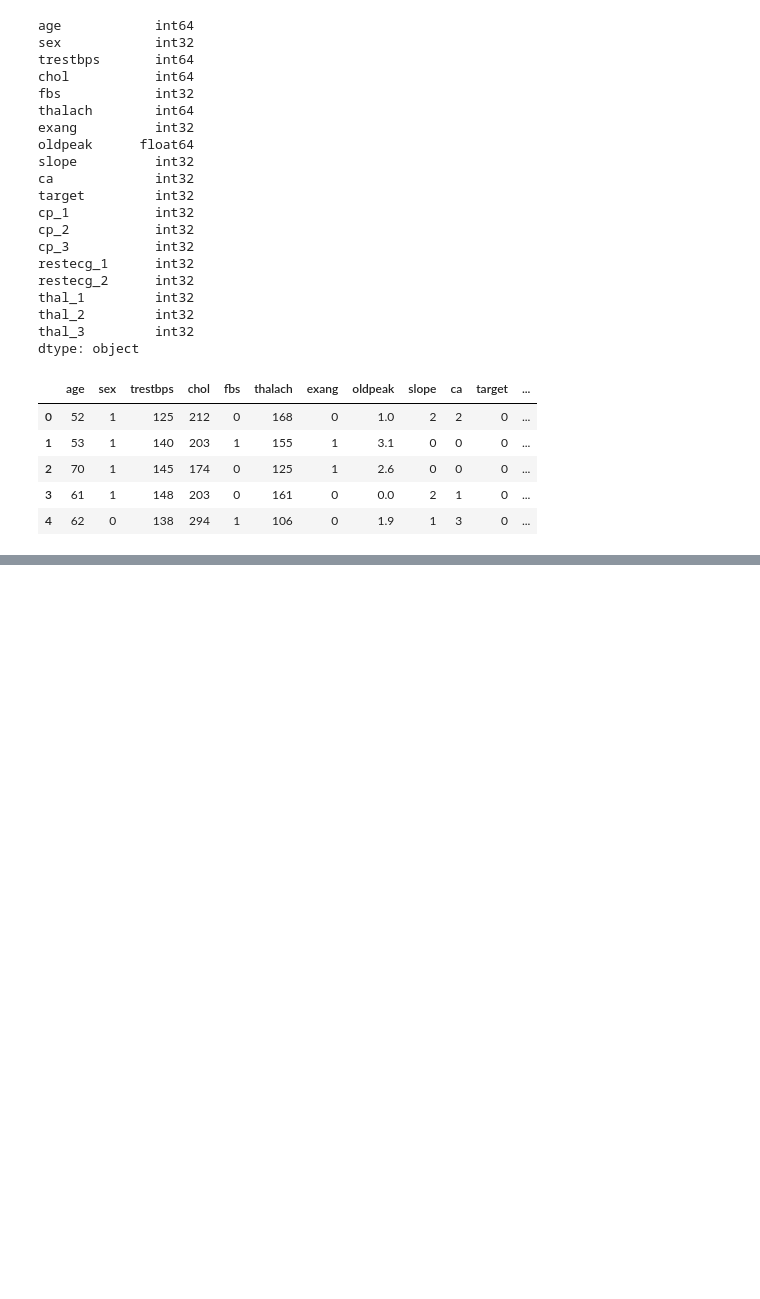
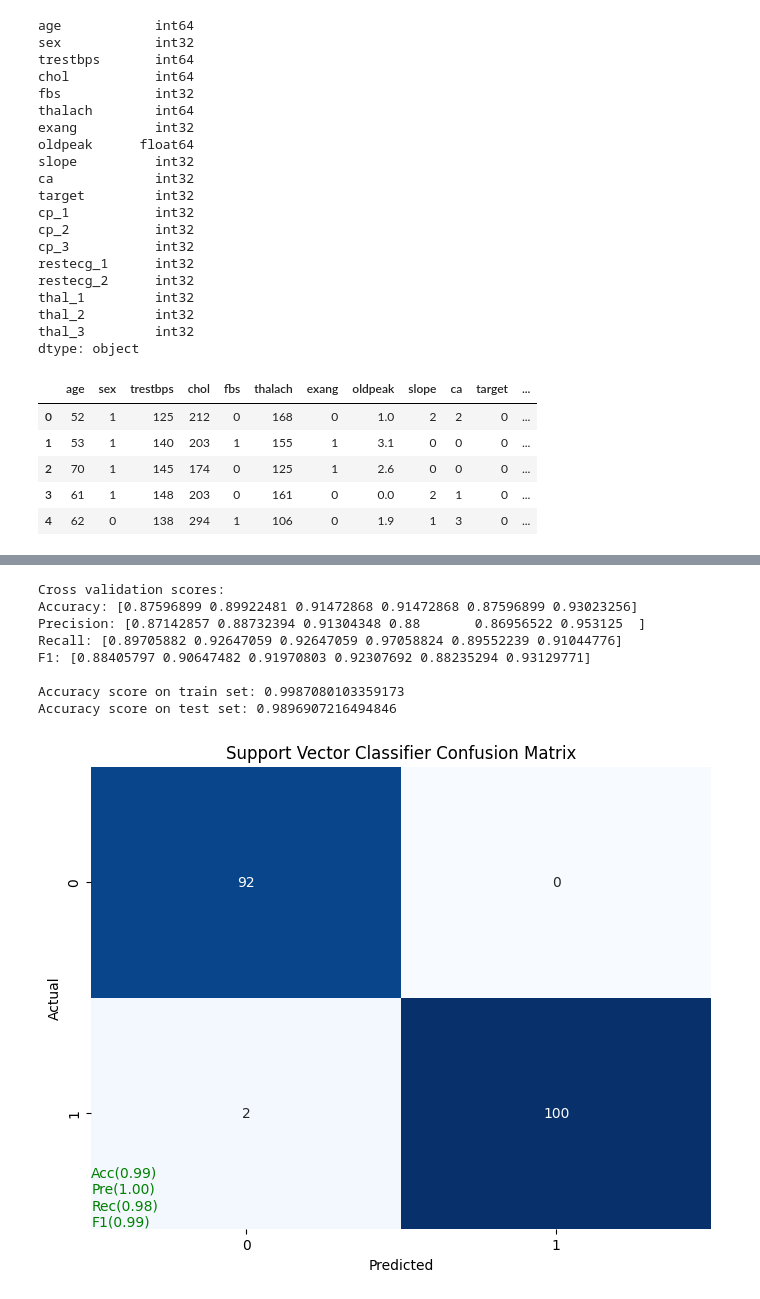
Before and after one commit to Isaac-web/Heart-AI, a Jupyter notebook: heart_disease.ipynb, the cells around one changed output, grey strips where cells are left out. Drawn from its saved outputs; the diff is of its cells as text; code cells hidden in the pictures; blank space fills up the shorter version.

```diff
--- a/heart_disease.ipynb
+++ b/heart_disease.ipynb
@@ -1056,0 +889,17 @@ plt.show()
+# %%
+# Support Vector Classification
+with mlflow.start_run(run_name='Support Vector Classifier'):
+    model = make_pipeline(StandardScaler(), SVC(gamma='auto'))
+    best_svm = train_model(model, X_train, y_train, "Support Vector Classifier")
+    best_svm, train_score_svm, test_score_svm = evaluate_model(best_svm, X_train, X_test, y_train, y_test, "Support Vector Classifier", param_grid_svm)
+    best_models["Support Vector Classifier"] = (train_score_svm, test_score_svm)
+# %% [output]
+Cross validation scores:
+Accuracy: [0.87596899 0.89922481 0.91472868 0.91472868 0.87596899 0.93023256]
+Precision: [0.87142857 0.88732394 0.91304348 0.88       0.86956522 0.953125  ]
+Recall: [0.89705882 0.92647059 0.92647059 0.97058824 0.89552239 0.91044776]
+F1: [0.88405797 0.90647482 0.91970803 0.92307692 0.88235294 0.93129771]
+
+Accuracy score on train set: 0.9987080103359173
+Accuracy score on test set: 0.9896907216494846
+[figure, added]
```
Also changed, not shown: parts of 27 cells of this notebook, 1 other file.
